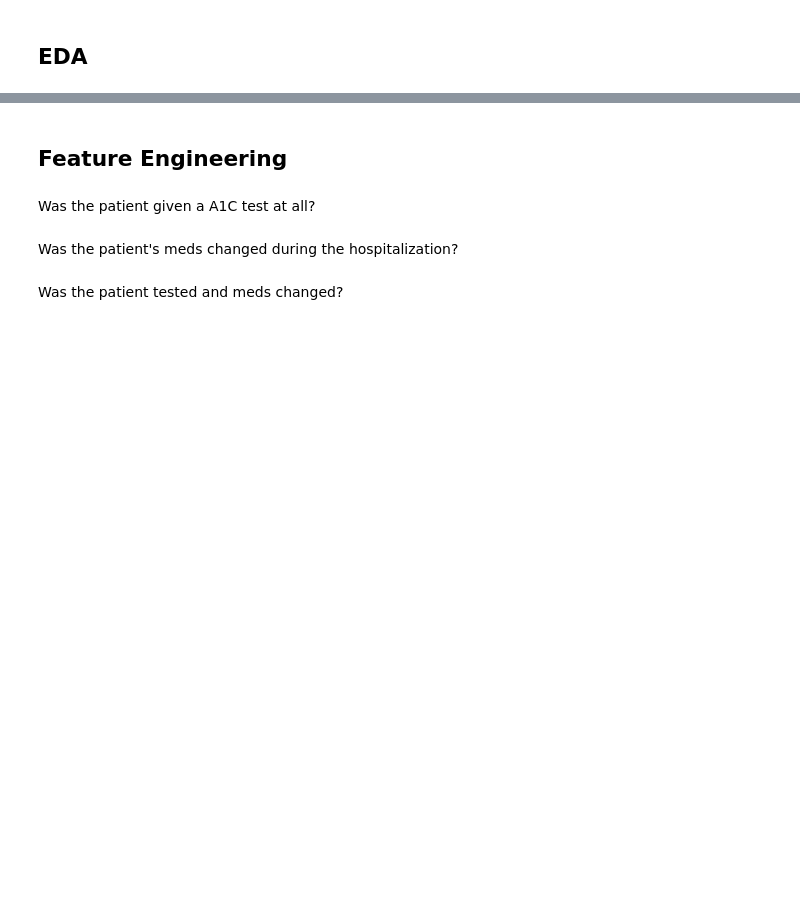
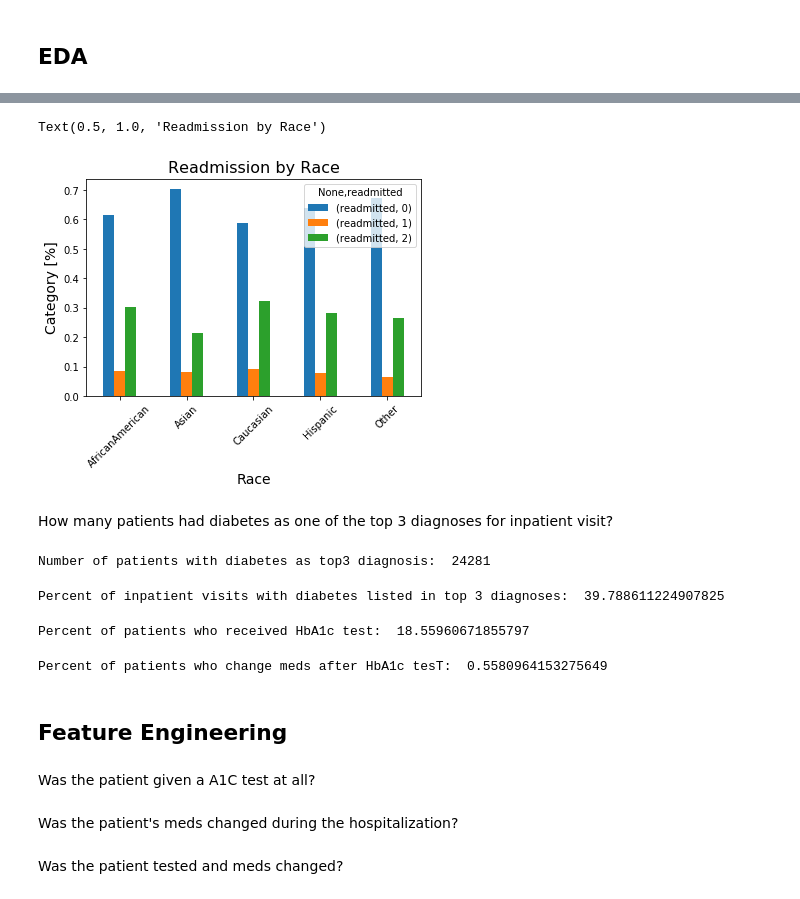
Before and after one commit to ArenCarpenter/Diabetes_Hospitalizations, a Jupyter notebook: Diabetes_Hospitalizations.ipynb, the cells around one changed output, grey strips where cells are left out. Saved outputs shown, nothing was run; the diff lists cells and outputs as text; code cells hidden in the pictures; blank space fills up the shorter version.

```diff
--- a/Diabetes_Hospitalizations.ipynb
+++ b/Diabetes_Hospitalizations.ipynb
@@ -62,3 +97,34 @@ df.time_in_hospital.plot(kind='hist')
+# %%
+race_prct = pd.DataFrame(df.groupby(by = 'race')['readmitted'].value_counts(normalize = True))
+# %%
+race_prct.unstack().plot(kind='bar')
+plt.xlabel('Race', fontsize=14)
+plt.xticks(rotation=45)
+plt.ylabel('Category [%]',fontsize=14)
+plt.title('Readmission by Race', fontsize=16)
+# %% [output]
+Text(0.5, 1.0, 'Readmission by Race')
+[figure, added]
+# %% [markdown]
+How many patients had diabetes as one of the top 3 diagnoses for inpatient visit?
+# %%
+print("Number of patients with diabetes as top3 diagnosis: ",
+      11495 + 8227 + 4559) # Yes, for diag3, diag2, diag1, respectively
+# %% [output]
+Number of patients with diabetes as top3 diagnosis:  24281
+# %%
+print("Percent of inpatient visits with diabetes listed in top 3 diagnoses: ", 24281 / len(df) * 100)
+# %% [output]
+Percent of inpatient visits with diabetes listed in top 3 diagnoses:  39.788611224907825
+# %%
+print("Percent of patients who received HbA1c test: ", len(df[df.A1C_test == 1]) / len(df) * 100)
+# %% [output]
+Percent of patients who received HbA1c test:  18.55960671855797
+# %%
+print("Percent of patients who change meds after HbA1c tesT: ",
+      len(df[df.A1C_test_and_changed == 1]) / len(df[df.A1C_test == 1]))
+# %% [output]
+Percent of patients who change meds after HbA1c tesT:  0.5580964153275649
 # %% [markdown]
 ## Feature Engineering
 # %% [markdown]
```
Also changed, not shown: parts of 57 cells of this notebook, 3 other files.
